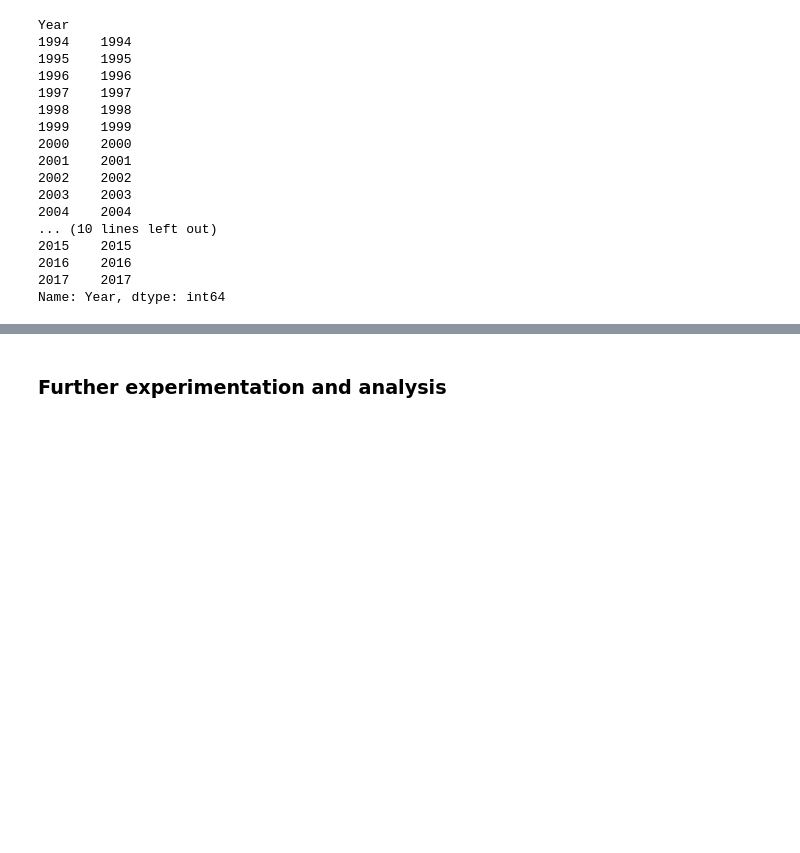
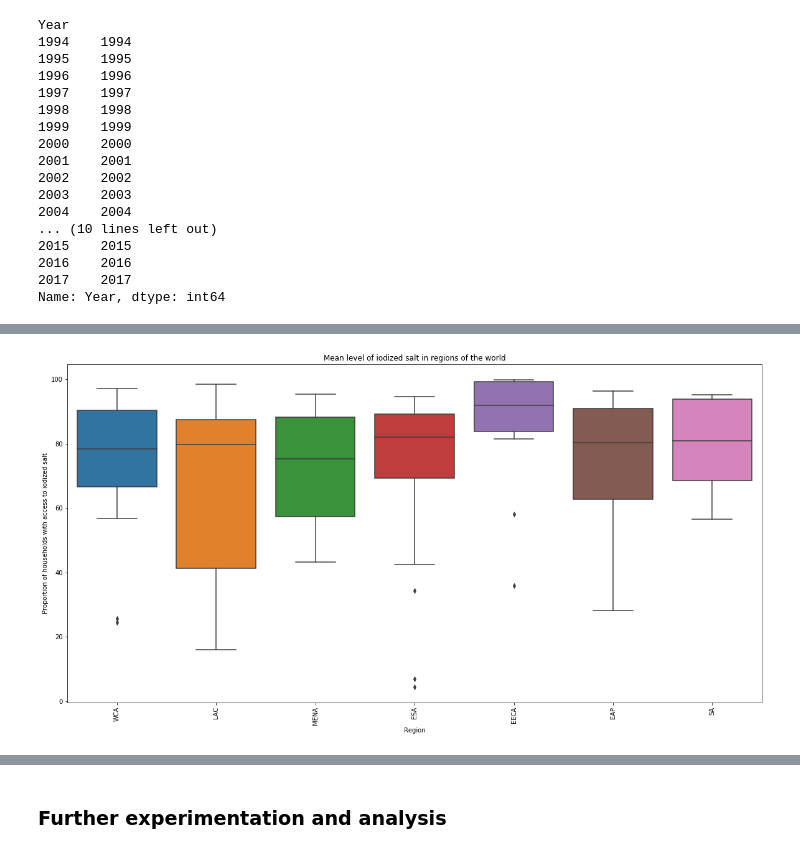
Before and after one commit to msflebedorf/bootcamp, a Jupyter notebook: unit_1/Unit 1 Capstone Analytics and Narrative.ipynb, the cells around one changed output, grey strips where cells are left out. Saved outputs shown, nothing was run; the diff lists cells and outputs as text; code cells hidden in the pictures; blank space fills up the shorter version.

```diff
--- a/unit_1/Unit 1 Capstone Analytics and Narrative.ipynb
+++ b/unit_1/Unit 1 Capstone Analytics and Narrative.ipynb
@@ -21,9 +21,16 @@ Data Source: https://data.unicef.org/topic/nutrition/iodine-deficiency/
 # %%
+import warnings
 import chardet
 import csv
 import pandas as pd
 pd.set_option('display.max_rows', 1000)
 import numpy as np
+import matplotlib.pyplot as plt
+%matplotlib inline
+import seaborn as sns
+plt.rcParams['figure.figsize'] = (20.0, 10.0)
+with warnings.catch_warnings():
+    warnings.filterwarnings("ignore",category=DeprecationWarning)
 # %%
 def find_encoding(fname):
     r_file = open(fname, 'rb').read()
@@ -71,6 +78,10 @@ list(unicef_salt.columns.values)
 unicef_salt['Year'] = pd.to_numeric(unicef_salt['Year'], errors='coerce')
 # %%
 unicef_salt['Natl_Point_Estimate'] = pd.to_numeric(unicef_salt['Natl_Point_Estimate'], errors='coerce')
+# %%
+unicef_salt['Urban_Point_Estimate'] = pd.to_numeric(unicef_salt['Urban_Point_Estimate'], errors='coerce')
+# %%
+unicef_salt['Rural_Point_Estimate'] = pd.to_numeric(unicef_salt['Rural_Point_Estimate'], errors='coerce')
 # %% [markdown]
 The original dataset contains data from multiple years, ranging from 1994 to 2017
 # %%
@@ -132,0 +129,3 @@ print(pd.DataFrame(salt_region.sort_values('Natl_Point_Estimate', ascending=True
+# %%
+#Create dataframe containing one row for the most recent year for each country; restrict the number of columns
+salt_subset = unicef_salt[['Country', 'Region', 'Year', 'Natl_Point_Estimate', 'Urban_Point_Estimate', 'Rural_Point_Estimate']].sort_values('Year', ascending=True).groupby(['Region','Country']).tail(1)
@@ -132,0 +135,13 @@ print(pd.DataFrame(salt_region.sort_values('Natl_Point_Estimate', ascending=True
+# %%
+#Variability in iodized salt consumption in regions of the world
+#Regions: WCA (West & Central Africa), LAC (Latin America & Caribbean), MENA (Middle East & North Africa),
+#ESA (Eastern & Southern Africa),
+#EECA (Eastern Europe & Central Asia),
+#EAP(East Asia & Pacific), SA (South Asia)
+sns.boxplot(x="Region", y="Natl_Point_Estimate", data=salt_subset)
+plt.xlabel('Region')
+plt.ylabel('Proportion of households with access to iodized salt')
+plt.title('Mean level of iodized salt in regions of the world')
+plt.xticks(rotation=90);
+# %% [output]
+[figure, added]
```
Also changed, not shown: parts of 12 cells of this notebook, 1 other file.
